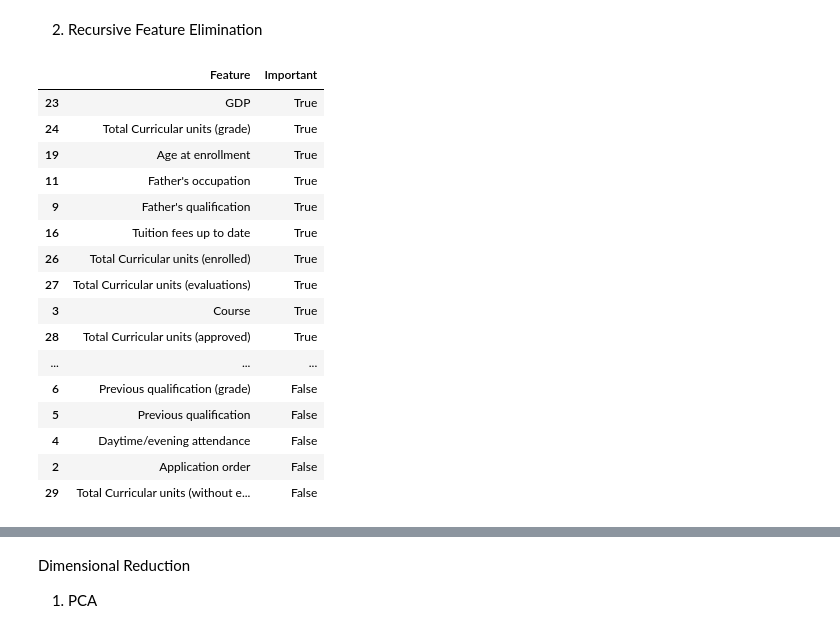
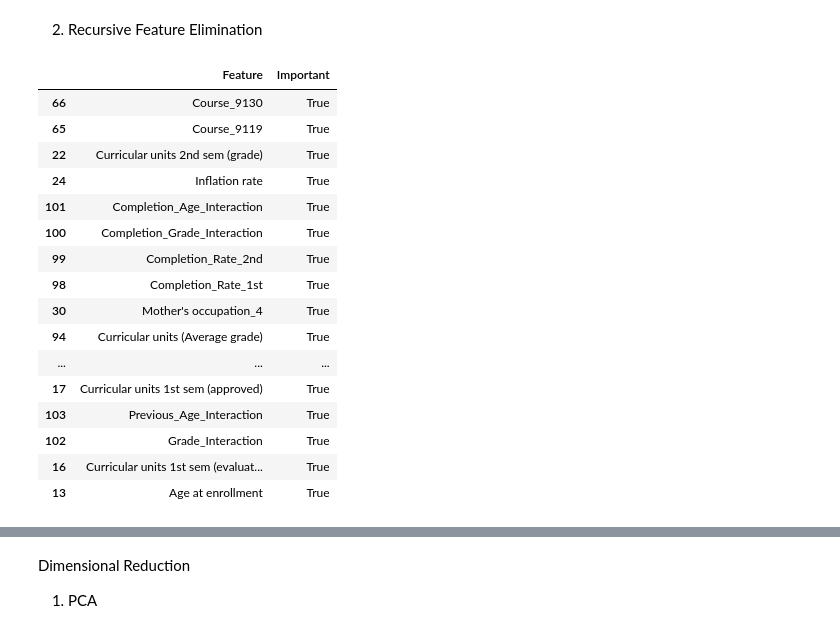
Before and after one commit to ChidiUmeh/3signet-Projects, a Jupyter notebook: week 3 Task/features.ipynb, the cells around one changed output, grey strips where cells are left out. Saved outputs shown, nothing was run; the diff lists cells and outputs as text; code cells hidden in the pictures.

```diff
--- a/week 3 Task/features.ipynb
+++ b/week 3 Task/features.ipynb
@@ -232,0 +216,3 @@ school_df['Previous qualification (grade)'] = pd.cut(school_df['Previous qualifi
+# %%
+school_df['Grouped Previous qualification (grade)'] = pd.qcut(school_df['Previous qualification (grade)'], q=6, labels=[1, 2, 3, 4, 5,6])
+school_df['Grouped Previous qualification (grade)'].value_counts()
@@ -233,6 +228,12 @@ school_df['Previous qualification (grade)'] = pd.cut(school_df['Previous qualifi
+# %%
+X_train = school_df.drop('Target', axis=1)
+y_train= school_df['Target']
+
+
+X_columns = X_train.columns
 # %%
 from sklearn.preprocessing import StandardScaler
 scaler = StandardScaler()
-school_df[num] = scaler.fit_transform(school_df[num])
+X_train[numeric] = scaler.fit_transform(X_train[numeric])
 # %% [markdown]
 ## Feature selection
@@ -240,9 +241,11 @@ school_df[num] = scaler.fit_transform(school_df[num])
 # %%
-# Import the necessary libraries first
-from sklearn.feature_selection import SelectKBest
-from sklearn.feature_selection import chi2
-school_df.drop('Target', axis=1, inplace=True)
-X_columns = school_df.drop('Target_encoded', axis=1).columns
-X= school_df.drop('Target_encoded',axis=1)
-y= school_df['Target_encoded']
+def correlation(dataset, threshold):
+    col_corr = set()
+    corr_matrix = dataset.corr()
+    for i in range(len(corr_matrix)):
+        for j in range(i):
+            if abs(corr_matrix.iloc[i, j]) > threshold:
+                col_name = corr_matrix.columns[i]
+                col_corr.add(col_name)
+    return col_corr
 # %%
@@ -280,30 +278,30 @@ cat
 # %%
 # Feature extraction
 from sklearn.tree import DecisionTreeClassifier
 from sklearn.feature_selection import RFE
 model = DecisionTreeClassifier()
-rfe = RFE(estimator=model, n_features_to_select=10)
-fit = rfe.fit(X, y)
+rfe = RFE(estimator=model, n_features_to_select=35)
+fit = rfe.fit(X_train, y_train)
 # print("Num Features: %s" % (fit.n_features_))
 # print("Selected Features: %s" % (fit.support_))
 # print("Feature Ranking: %s" % (fit.ranking_))
 important_features = pd.DataFrame(list(zip(X_columns,fit.support_)),columns=['Feature','Important'])
-important_features.sort_values(by='Important', ascending=False)
+important_features.sort_values(by='Important', ascending=False).iloc[:35]
 # %% [output]
 |  | Feature | Important |
-| 23 | GDP | True |
-| 24 | Total Curricular units (grade) | True |
-| 19 | Age at enrollment | True |
-| 11 | Father's occupation | True |
-| 9 | Father's qualification | True |
-| 16 | Tuition fees up to date | True |
-| 26 | Total Curricular units (enrolled) | True |
-| 27 | Total Curricular units (evaluations) | True |
-| 3 | Course | True |
-| 28 | Total Curricular units (approved) | True |
+| 66 | Course_9130 | True |
+| 65 | Course_9119 | True |
+| 22 | Curricular units 2nd sem (grade) | True |
+| 24 | Inflation rate | True |
+| 101 | Completion_Age_Interaction | True |
+| 100 | Completion_Grade_Interaction | True |
+| 99 | Completion_Rate_2nd | True |
+| 98 | Completion_Rate_1st | True |
+| 30 | Mother's occupation_4 | True |
+| 94 | Curricular units (Average grade) | True |
 | ... | ... | ... |
-| 6 | Previous qualification (grade) | False |
-| 5 | Previous qualification | False |
-| 4 | Daytime/evening attendance | False |
-| 2 | Application order | False |
-| 29 | Total Curricular units (without e... | False |
+| 17 | Curricular units 1st sem (approved) | True |
+| 103 | Previous_Age_Interaction | True |
+| 102 | Grade_Interaction | True |
+| 16 | Curricular units 1st sem (evaluat... | True |
+| 13 | Age at enrollment | True |
```
Also changed, not shown: parts of 36 cells of this notebook, 2 other files.
